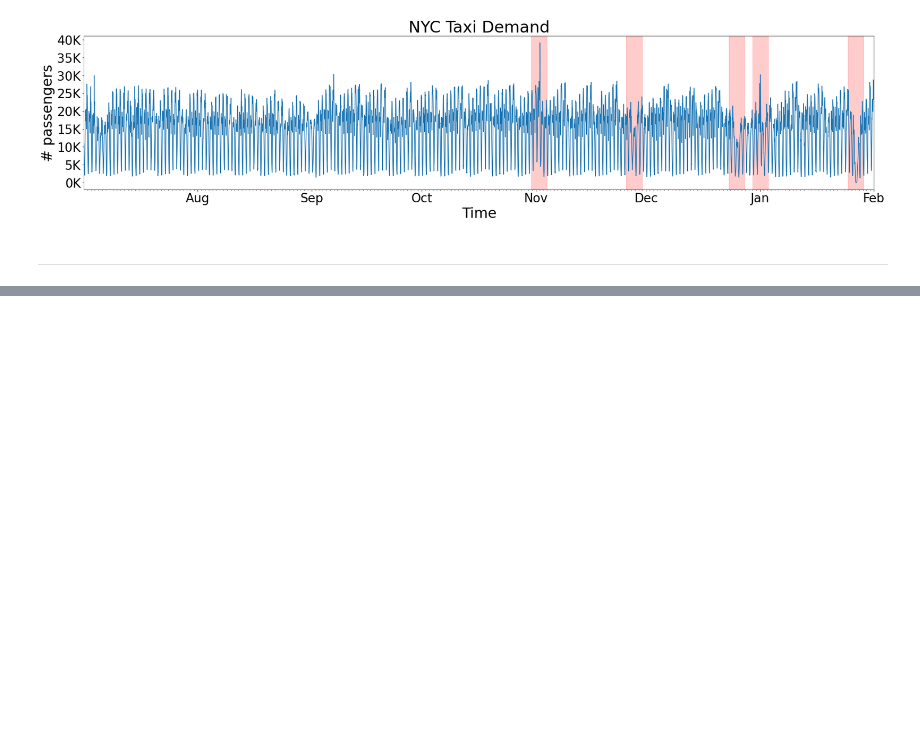
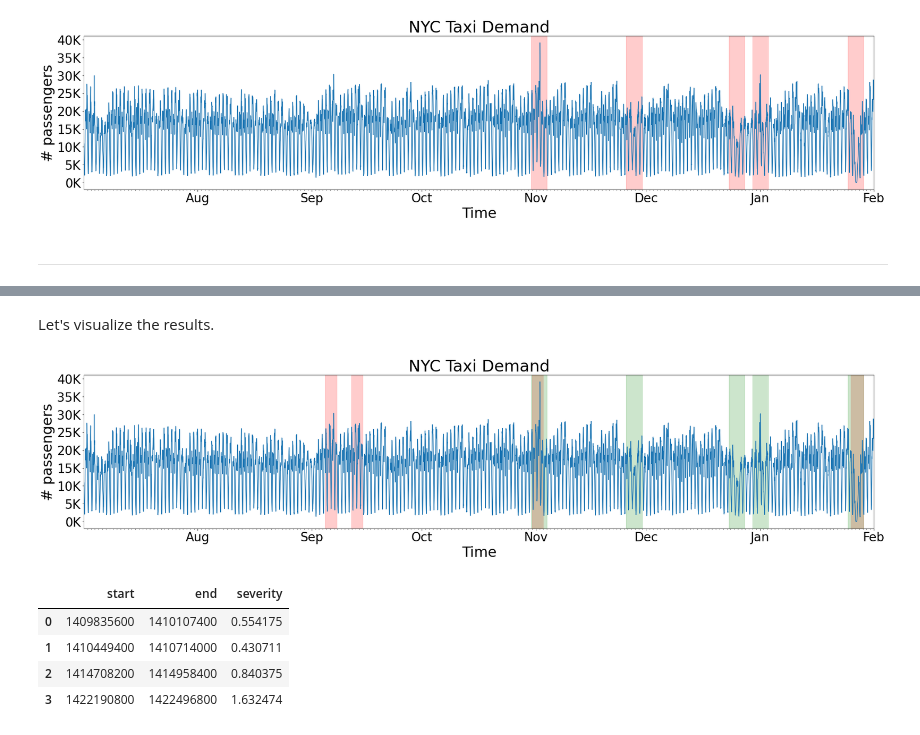
Before and after one commit to sintel-dev/Orion, a Jupyter notebook: notebooks/tulog/Tulog.ipynb, the cells around one changed output, grey strips where cells are left out. Saved outputs shown, nothing was run; the diff lists cells and outputs as text; code cells hidden in the pictures; blank space fills up the shorter version.

```diff
--- a/notebooks/tulog/Tulog.ipynb
+++ b/notebooks/tulog/Tulog.ipynb
@@ -63,0 +62,9 @@ plot(df, known_anomalies)
+# %%
+from orion import Orion
+
+
+orion = Orion(
+    pipeline='tadgan.json'
+)
+
+anomalies = orion.fit_detect(df)
@@ -63,0 +97,12 @@ plot(df, known_anomalies)
+# %% [markdown]
+Let's visualize the results.
+# %%
+plot(df, [anomalies, known_anomalies])
+anomalies.head(5)
+# %% [output]
+[figure, added]
+|  | start | end | severity |
+| 0 | 1409835600 | 1410107400 | 0.554175 |
+| 1 | 1410449400 | 1410714000 | 0.430711 |
+| 2 | 1414708200 | 1414958400 | 0.840375 |
+| 3 | 1422190800 | 1422496800 | 1.632474 |
```
Also changed, not shown: parts of 46 cells of this notebook, 7 other files.
